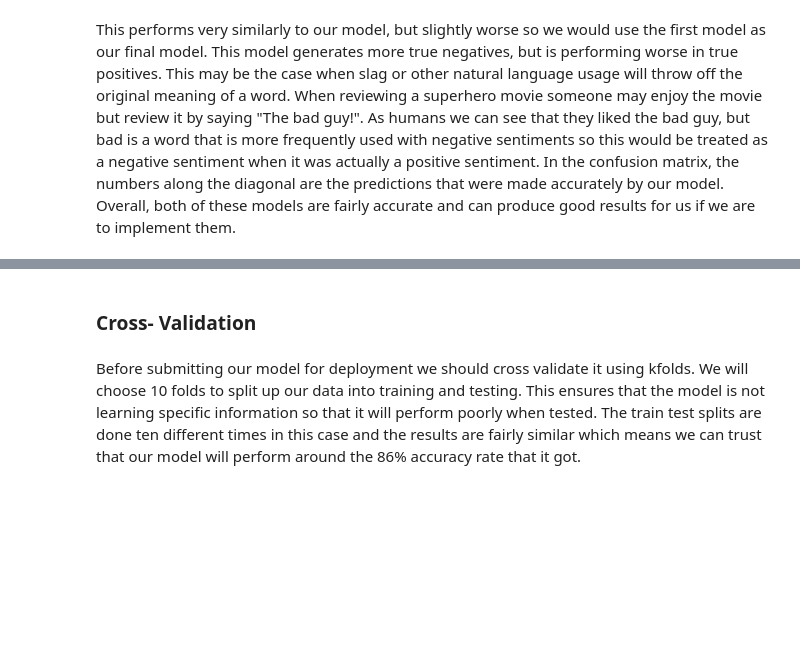
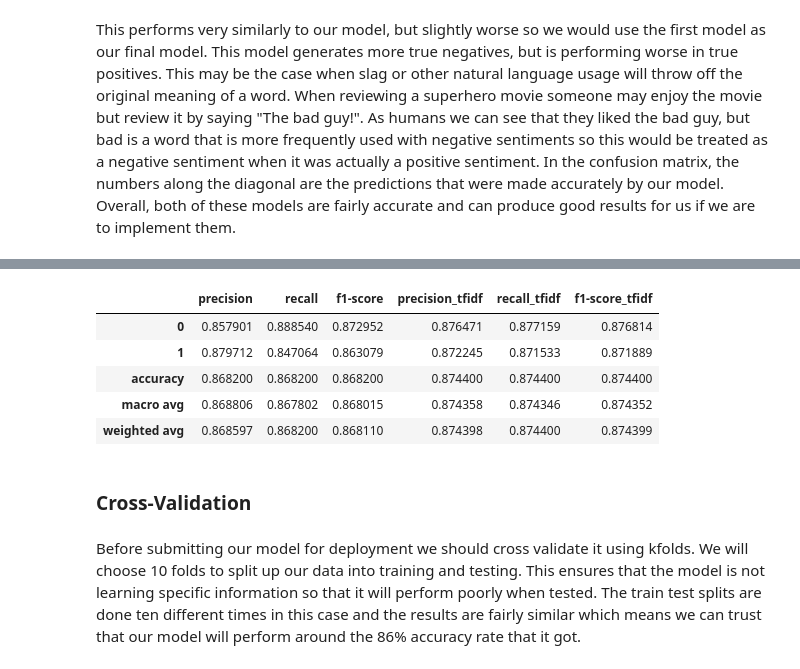
Before and after one commit to ryslipe/sentiment_analysis, a Jupyter notebook: notebook/bag_of_words.ipynb, the cells around one changed output, grey strips where cells are left out. Saved outputs shown, nothing was run; the diff lists cells and outputs as text; code cells hidden in the pictures; blank space fills up the shorter version.

```diff
--- a/notebook/bag_of_words.ipynb
+++ b/notebook/bag_of_words.ipynb
@@ -624,5 +652,18 @@ cm_display = ConfusionMatrixDisplay(confusion_matrix).plot()
+# %%
+# rename columns so they can be distinguished
+report_df2.rename(columns={'precision': 'precision_tfidf', 'recall': 'recall_tfidf', 'f1-score': 'f1-score_tfidf'}, inplace=True)
+# concatenate the two DataFrames
+reports = pd.concat([report_df1, report_df2], axis=1)
+reports
+# %% [output]
+|  | precision | recall | f1-score | precision_tfidf | recall_tfidf | f1-score_tfidf |
+| 0 | 0.857901 | 0.888540 | 0.872952 | 0.876471 | 0.877159 | 0.876814 |
+| 1 | 0.879712 | 0.847064 | 0.863079 | 0.872245 | 0.871533 | 0.871889 |
+| accuracy | 0.868200 | 0.868200 | 0.868200 | 0.874400 | 0.874400 | 0.874400 |
+| macro avg | 0.868806 | 0.867802 | 0.868015 | 0.874358 | 0.874346 | 0.874352 |
+| weighted avg | 0.868597 | 0.868200 | 0.868110 | 0.874398 | 0.874400 | 0.874399 |
 # %% [markdown]
-### Cross- Validation
+### Cross-Validation
 # %% [markdown]
 Before submitting our model for deployment we should cross validate it using kfolds. We will choose 10 folds to split up our data into training and testing. This ensures that the model is not learning specific information so that it will perform poorly when tested. The train test splits are done ten different times in this case and the results are fairly similar which means we can trust that our model will perform around the 86% accuracy rate that it got.
 # %%
```
Also changed, not shown: parts of 13 cells of this notebook.
